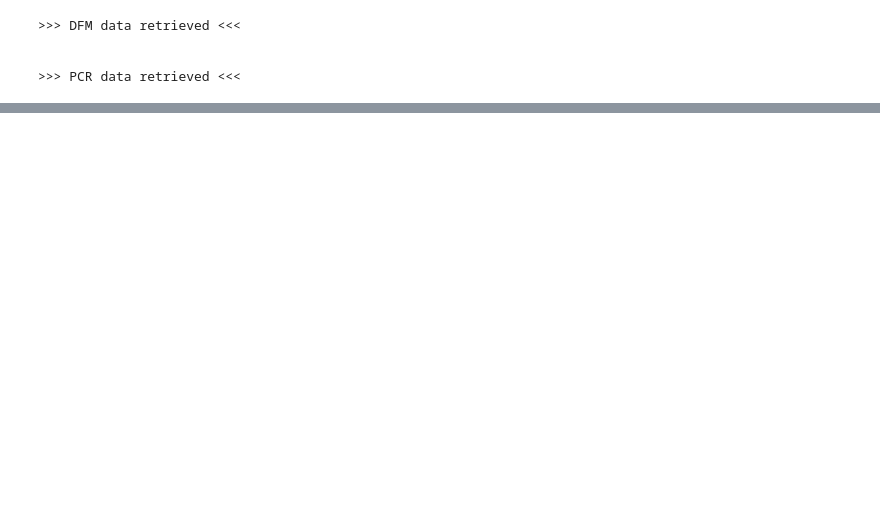
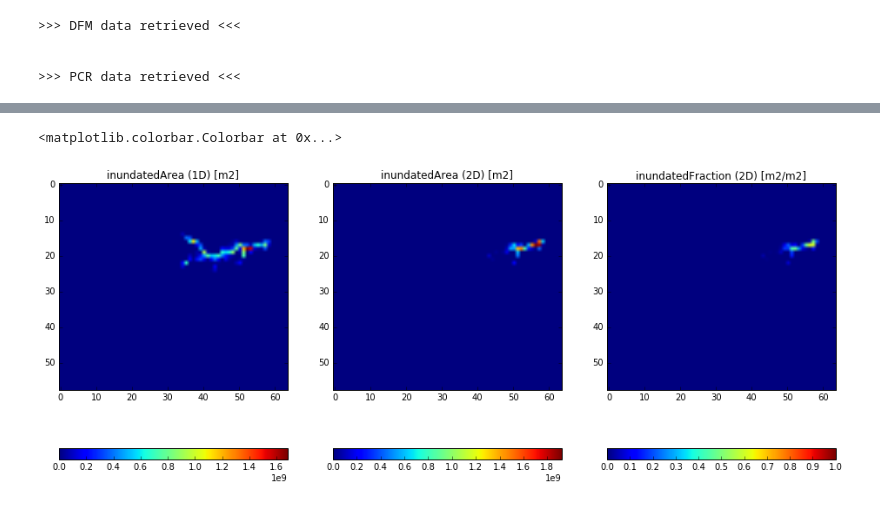
Before and after one commit to wk1984/glofrim, a Jupyter notebook: couplingFramework_v2_LFPtoPCR.ipynb, the cells around one changed output, grey strips where cells are left out. Saved outputs shown, nothing was run; the diff lists cells and outputs as text; code cells hidden in the pictures; blank space fills up the shorter version.

```diff
--- a/couplingFramework_v2_LFPtoPCR.ipynb
+++ b/couplingFramework_v2_LFPtoPCR.ipynb
@@ -760,0 +310,18 @@ delta volume for PCR cells coupled to hydrodynamic channels only 6.72E+10
+# %%
+plt.figure(figsize=(16,8))
+plt.subplot(131)
+plt.title('inundatedArea (1D) [m2]')
+plt.imshow(inundatedArea_HDYN1D_2_HLOG_BMI)
+plt.colorbar(orientation='horizontal')
+plt.subplot(132)
+plt.title('inundatedArea (2D) [m2]')
+plt.imshow(inundatedArea_HDYN2D_2_HLOG_BMI)
+plt.colorbar(orientation='horizontal')
+plt.subplot(133)
+plt.title('inundatedFraction (2D) [m2/m2]')
+plt.imshow(inundatedFraction_HDYN2D_2_HLOG_BMI, vmin=0, vmax=1)
+plt.colorbar(orientation='horizontal')
+#plt.savefig(os.path.join(verbose_folder,'inundatedAreaAndFraction_HDYN_2_HLOG_BMI.png'), dpi=300)
+# %% [output]
+<matplotlib.colorbar.Colorbar at 0x...>
+[figure, added]
```
Also changed, not shown: parts of 54 cells of this notebook, 3 other files.
